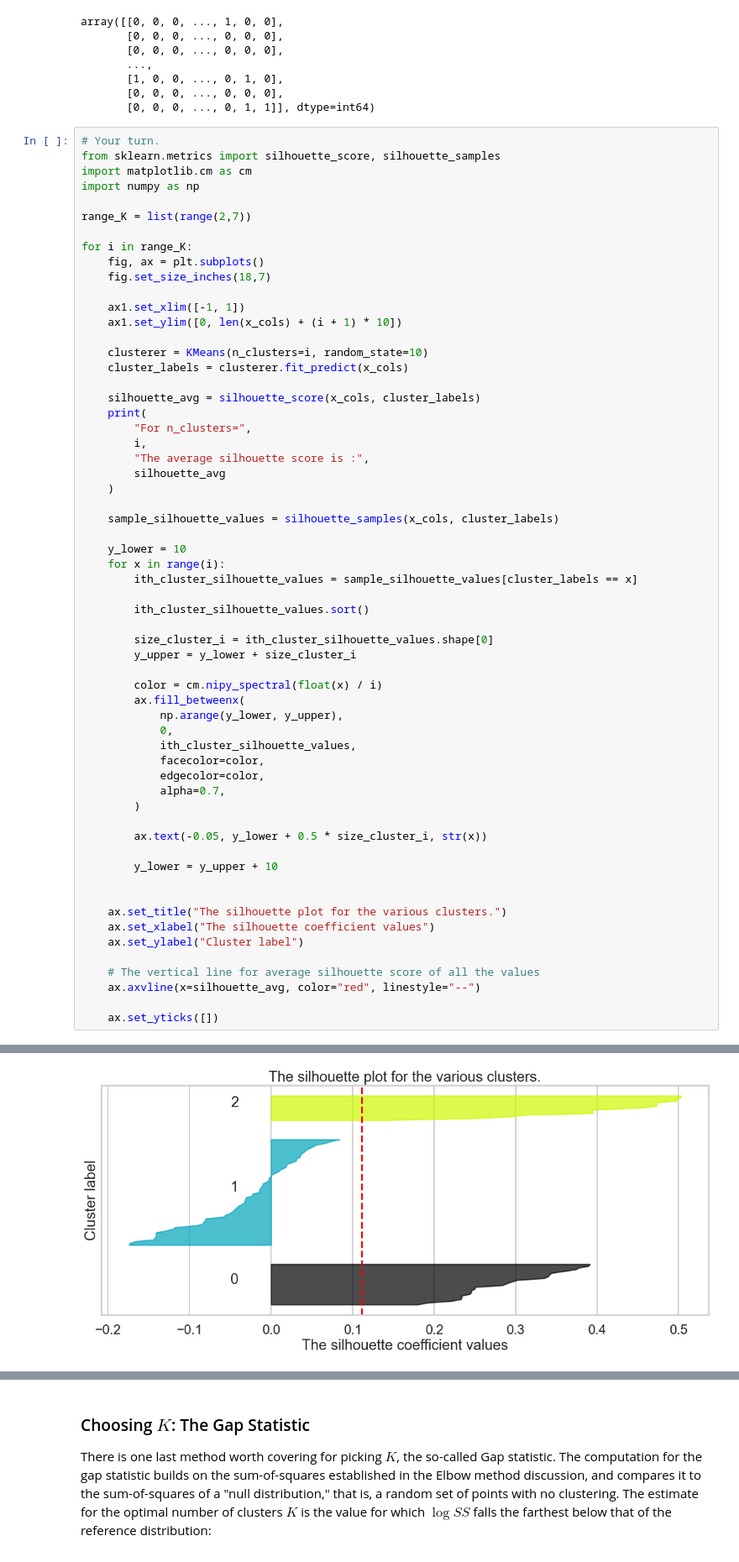
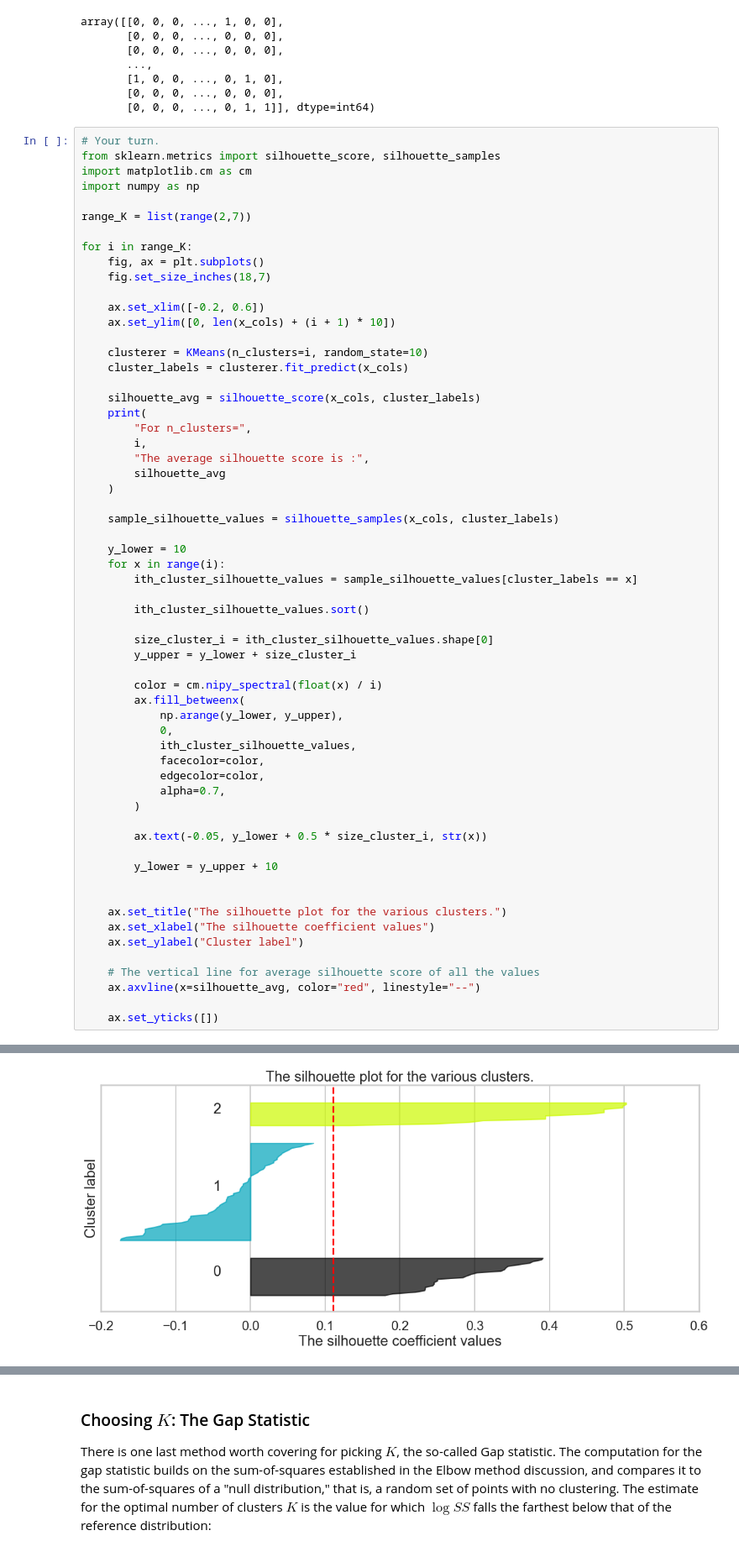
Before and after one commit to Jmumford45/mec-mini-projects, a Jupyter notebook: mec-16.2.6-clustering-mini-project/Mini_Project_Clustering.ipynb, the cells around one changed output, grey strips where cells are left out. Shown at 84% size. Saved outputs shown, nothing was run; the diff lists cells and outputs as text.

```diff
--- a/mec-16.2.6-clustering-mini-project/Mini_Project_Clustering.ipynb
+++ b/mec-16.2.6-clustering-mini-project/Mini_Project_Clustering.ipynb
@@ -192,8 +194,8 @@ for i in range_K:
     fig, ax = plt.subplots()
     fig.set_size_inches(18,7)
 
-    ax1.set_xlim([-1, 1])
-    ax1.set_ylim([0, len(x_cols) + (i + 1) * 10])
+    ax.set_xlim([-0.2, 0.6])
+    ax.set_ylim([0, len(x_cols) + (i + 1) * 10])
 
     clusterer = KMeans(n_clusters=i, random_state=10)
     cluster_labels = clusterer.fit_predict(x_cols)
@@ -250 +252 @@ For n_clusters= 6 The average silhouette score is : 0.11879508142787866
-[figure, old version]
+[figure, new version]
```
Also changed, not shown: parts of 10 cells of this notebook, 1 other file.
